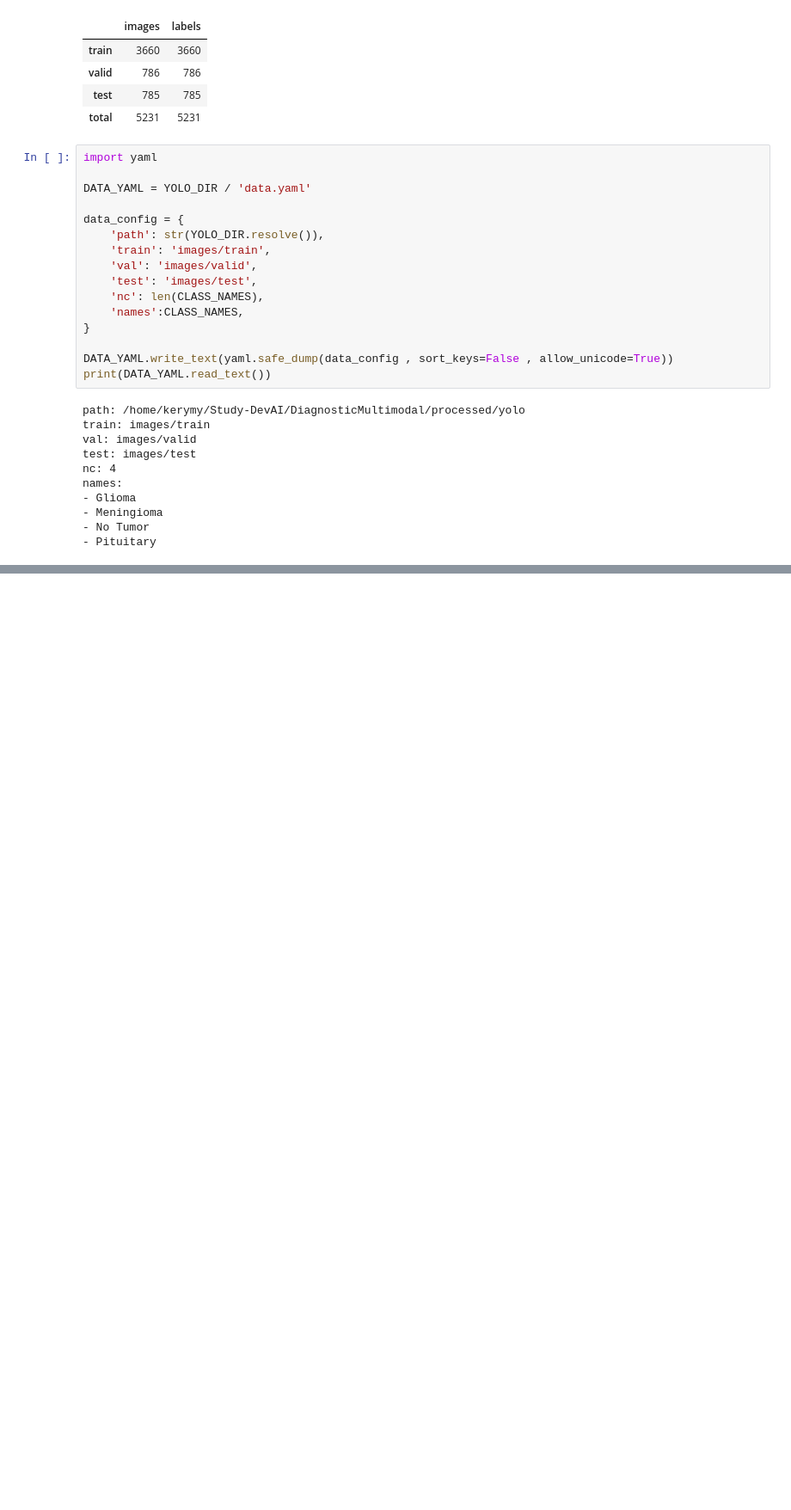
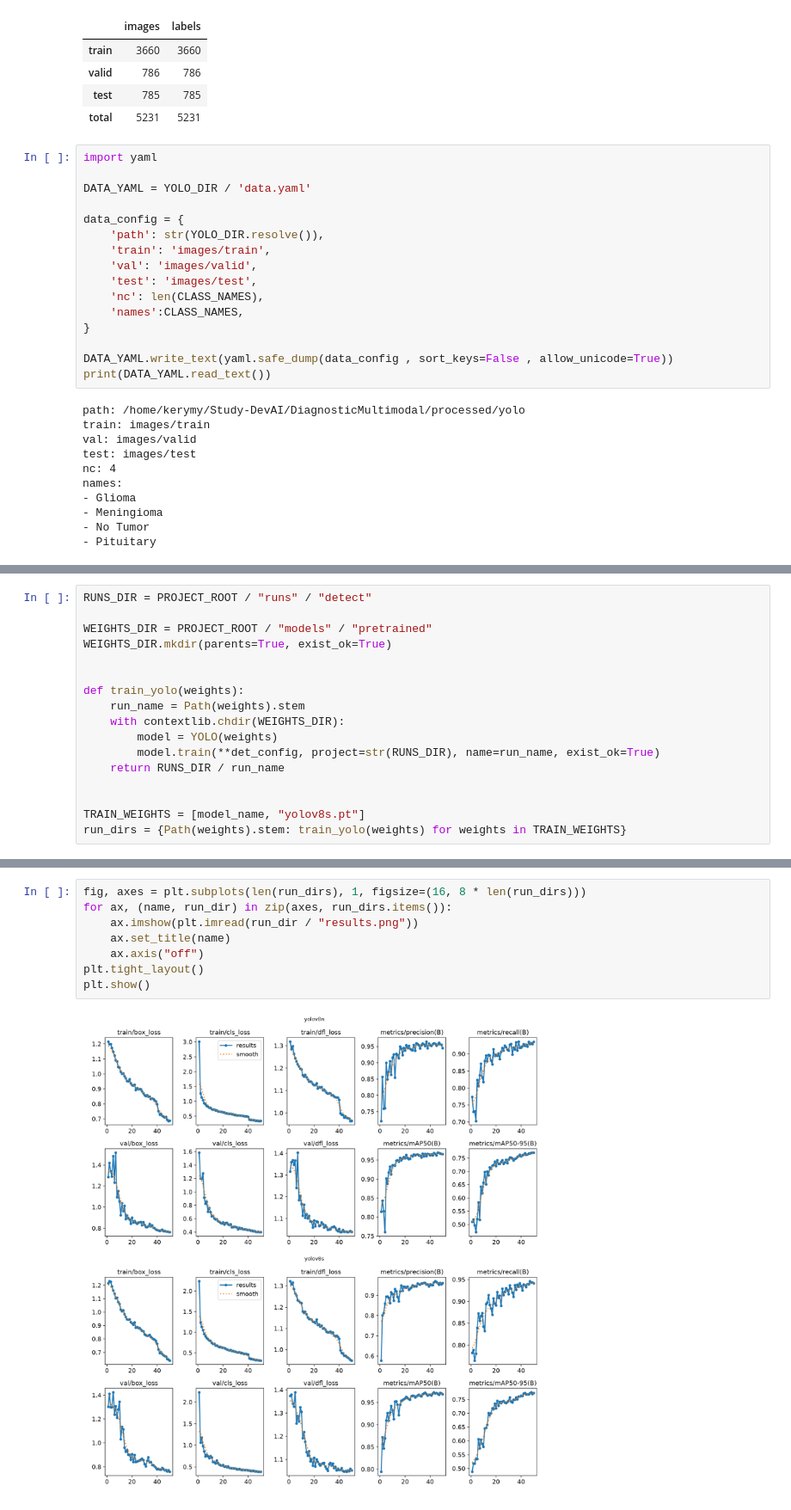
Before and after one commit to jerymy-k/DiagnosticMultimodal, a Jupyter notebook: notebooks/detection.ipynb, the cells around one changed output, grey strips where cells are left out. Shown at 86% size. Saved outputs shown, nothing was run; the diff lists cells and outputs as text; blank space fills up the shorter version.

Commit message:
DIAG-29 : Entraînement YOLOv8n/s avec suivi MLflow #Terminé

```diff
--- a/notebooks/detection.ipynb
+++ b/notebooks/detection.ipynb
@@ -212,0 +228,17 @@ yolov8n.pt
+# %%
+RUNS_DIR = PROJECT_ROOT / "runs" / "detect"
+
+WEIGHTS_DIR = PROJECT_ROOT / "models" / "pretrained"
+WEIGHTS_DIR.mkdir(parents=True, exist_ok=True)
+
+
+def train_yolo(weights):
+    run_name = Path(weights).stem
+    with contextlib.chdir(WEIGHTS_DIR):
+        model = YOLO(weights)
+        model.train(**det_config, project=str(RUNS_DIR), name=run_name, exist_ok=True)
+    return RUNS_DIR / run_name
+
+
+TRAIN_WEIGHTS = [model_name, "yolov8s.pt"]
+run_dirs = {Path(weights).stem: train_yolo(weights) for weights in TRAIN_WEIGHTS}
@@ -212,0 +263,10 @@ yolov8n.pt
+# %%
+fig, axes = plt.subplots(len(run_dirs), 1, figsize=(16, 8 * len(run_dirs)))
+for ax, (name, run_dir) in zip(axes, run_dirs.items()):
+    ax.imshow(plt.imread(run_dir / "results.png"))
+    ax.set_title(name)
+    ax.axis("off")
+plt.tight_layout()
+plt.show()
+# %% [output]
+[figure, added]
```
Also changed, not shown: parts of 3 cells of this notebook, 2 other files.
